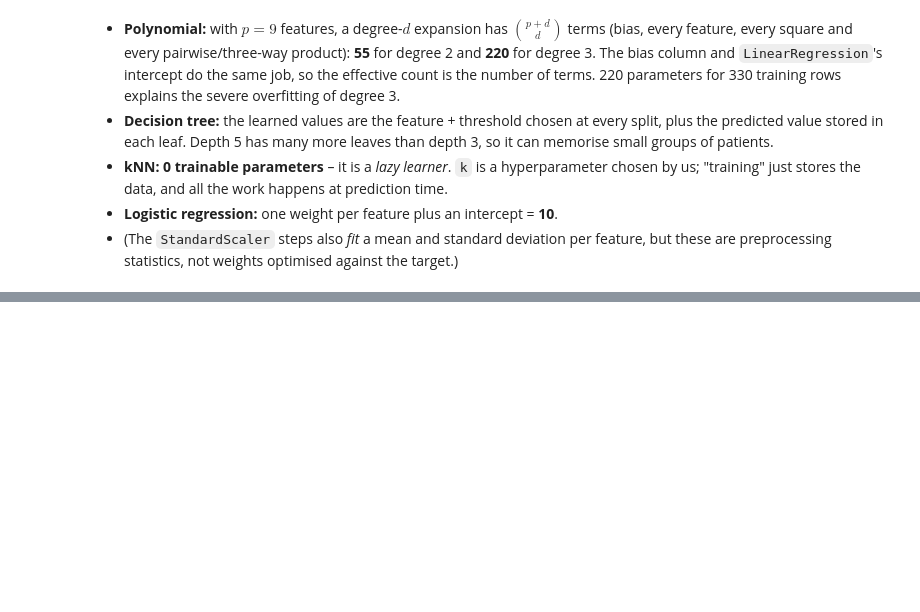
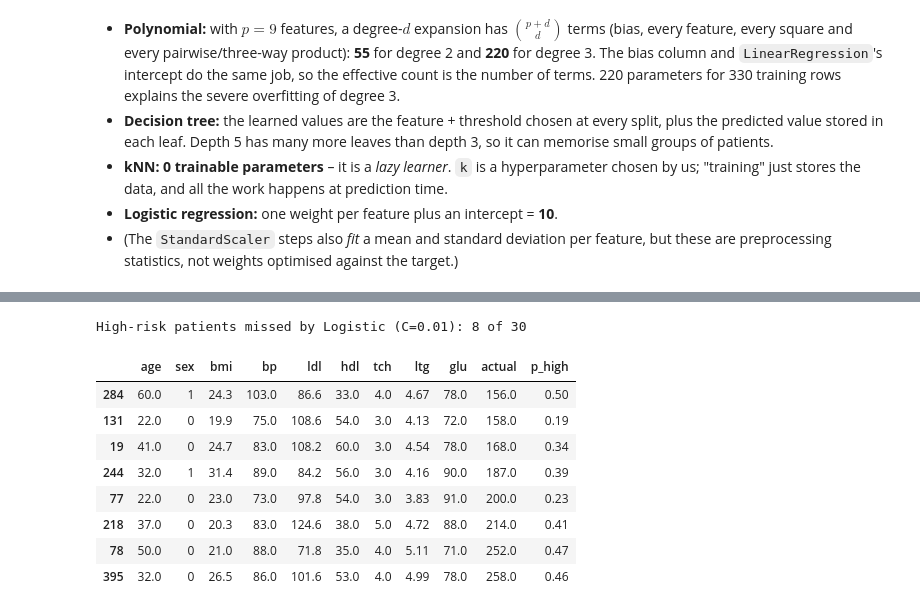
Before and after one commit to Namypark/diabetes-progression-lab2, a Jupyter notebook: lab2_diabetes.ipynb, the cells around one changed output, grey strips where cells are left out. Saved outputs shown, nothing was run; the diff lists cells and outputs as text; code cells hidden in the pictures; blank space fills up the shorter version.

```diff
--- a/lab2_diabetes.ipynb
+++ b/lab2_diabetes.ipynb
@@ -1086,0 +1104,15 @@ First 12 degree-2 terms: ['1' 'age' 'sex' 'bmi' 'bp' 'ldl' 'hdl' 'tch' 'ltg' 'gl
+# %%
+missed = X_test_mv.assign(actual=y_test, p_high=log_test_proba)[(y_test_cls == 1) & (log_test_pred == 0)]
+print(f"High-risk patients missed by {best_log_name}: {len(missed)} of {y_test_cls.sum()}")
+missed.sort_values("actual").round(2)
+# %% [output]
+High-risk patients missed by Logistic (C=0.01): 8 of 30
+|  | age | sex | bmi | bp | ldl | hdl | tch | ltg | glu | actual | p_high |
+| 284 | 60.0 | 1 | 24.3 | 103.0 | 86.6 | 33.0 | 4.0 | 4.67 | 78.0 | 156.0 | 0.50 |
+| 131 | 22.0 | 0 | 19.9 | 75.0 | 108.6 | 54.0 | 3.0 | 4.13 | 72.0 | 158.0 | 0.19 |
+| 19 | 41.0 | 0 | 24.7 | 83.0 | 108.2 | 60.0 | 3.0 | 4.54 | 78.0 | 168.0 | 0.34 |
+| 244 | 32.0 | 1 | 31.4 | 89.0 | 84.2 | 56.0 | 3.0 | 4.16 | 90.0 | 187.0 | 0.39 |
+| 77 | 22.0 | 0 | 23.0 | 73.0 | 97.8 | 54.0 | 3.0 | 3.83 | 91.0 | 200.0 | 0.23 |
+| 218 | 37.0 | 0 | 20.3 | 83.0 | 124.6 | 38.0 | 5.0 | 4.72 | 88.0 | 214.0 | 0.41 |
+| 78 | 50.0 | 0 | 21.0 | 88.0 | 71.8 | 35.0 | 4.0 | 5.11 | 71.0 | 252.0 | 0.47 |
+| 395 | 32.0 | 0 | 26.5 | 86.0 | 101.6 | 53.0 | 4.0 | 4.99 | 78.0 | 258.0 | 0.46 |
```
Also changed, not shown: parts of 6 cells of this notebook.
